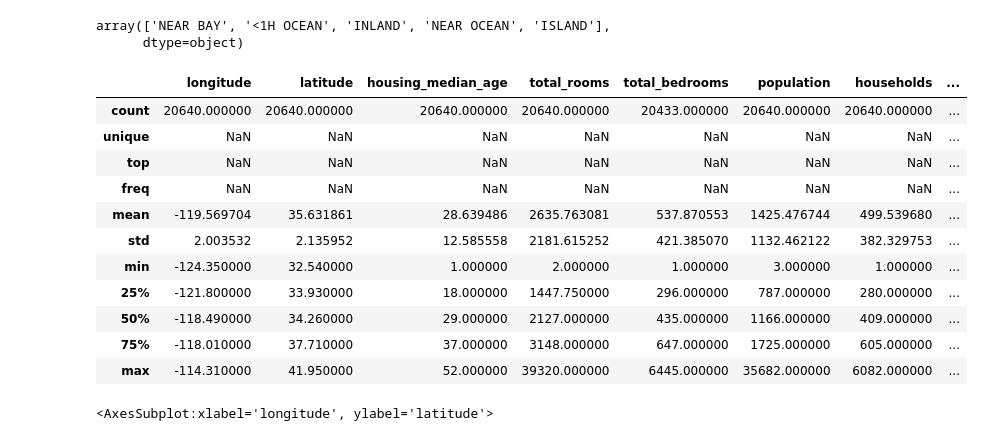
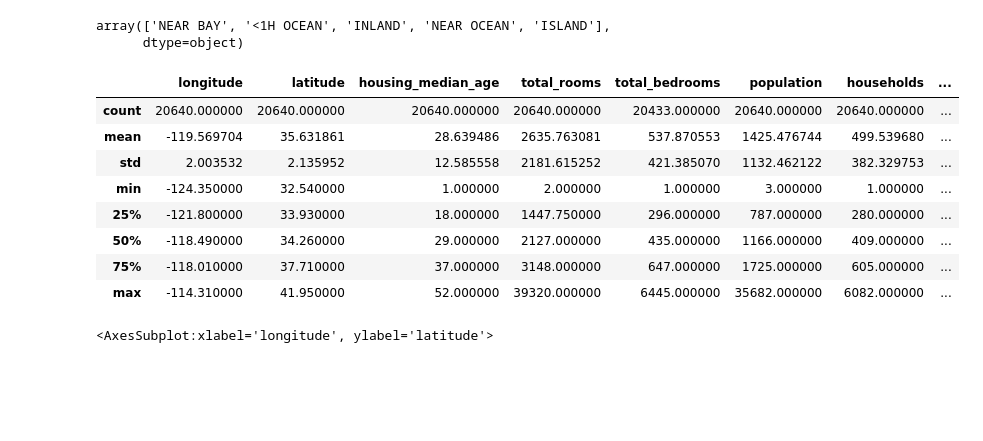
Before and after one commit to BatistaCo-Pedro/ML, a Jupyter notebook: Batista_Pedro_aufgabe_zwischenpruefung_2022/Aufgabe1.ipynb, the cells around one changed output. Saved outputs shown, nothing was run; the diff lists cells and outputs as text; code cells hidden in the pictures; blank space fills up the shorter version.

```diff
--- a/Batista_Pedro_aufgabe_zwischenpruefung_2022/Aufgabe1.ipynb
+++ b/Batista_Pedro_aufgabe_zwischenpruefung_2022/Aufgabe1.ipynb
@@ -47,13 +47,10 @@ df_Housing["ocean_proximity"].unique()
 array(['NEAR BAY', '<1H OCEAN', 'INLAND', 'NEAR OCEAN', 'ISLAND'],
       dtype=object)
 # %%
-df_Housing.describe(include="all")
+df_Housing.describe()
 # %% [output]
 |  | longitude | latitude | housing_median_age | total_rooms | total_bedrooms | population | households | ... |
 | count | 20640.000000 | 20640.000000 | 20640.000000 | 20640.000000 | 20433.000000 | 20640.000000 | 20640.000000 | ... |
-| unique | NaN | NaN | NaN | NaN | NaN | NaN | NaN | ... |
-| top | NaN | NaN | NaN | NaN | NaN | NaN | NaN | ... |
-| freq | NaN | NaN | NaN | NaN | NaN | NaN | NaN | ... |
 | mean | -119.569704 | 35.631861 | 28.639486 | 2635.763081 | 537.870553 | 1425.476744 | 499.539680 | ... |
 | std | 2.003532 | 2.135952 | 12.585558 | 2181.615252 | 421.385070 | 1132.462122 | 382.329753 | ... |
 | min | -124.350000 | 32.540000 | 1.000000 | 2.000000 | 1.000000 | 3.000000 | 1.000000 | ... |
```
Also changed, not shown: 1 other file.
